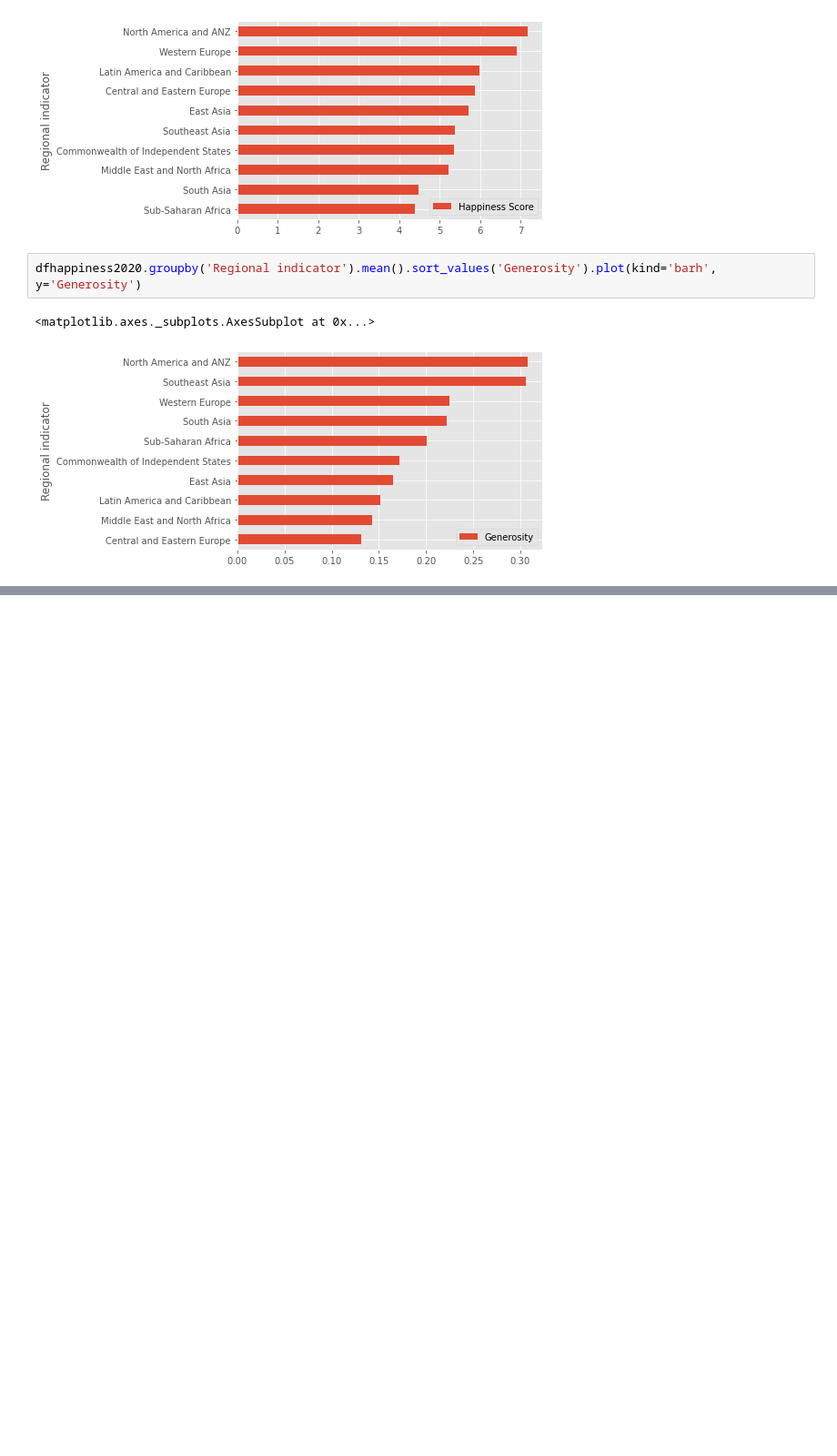
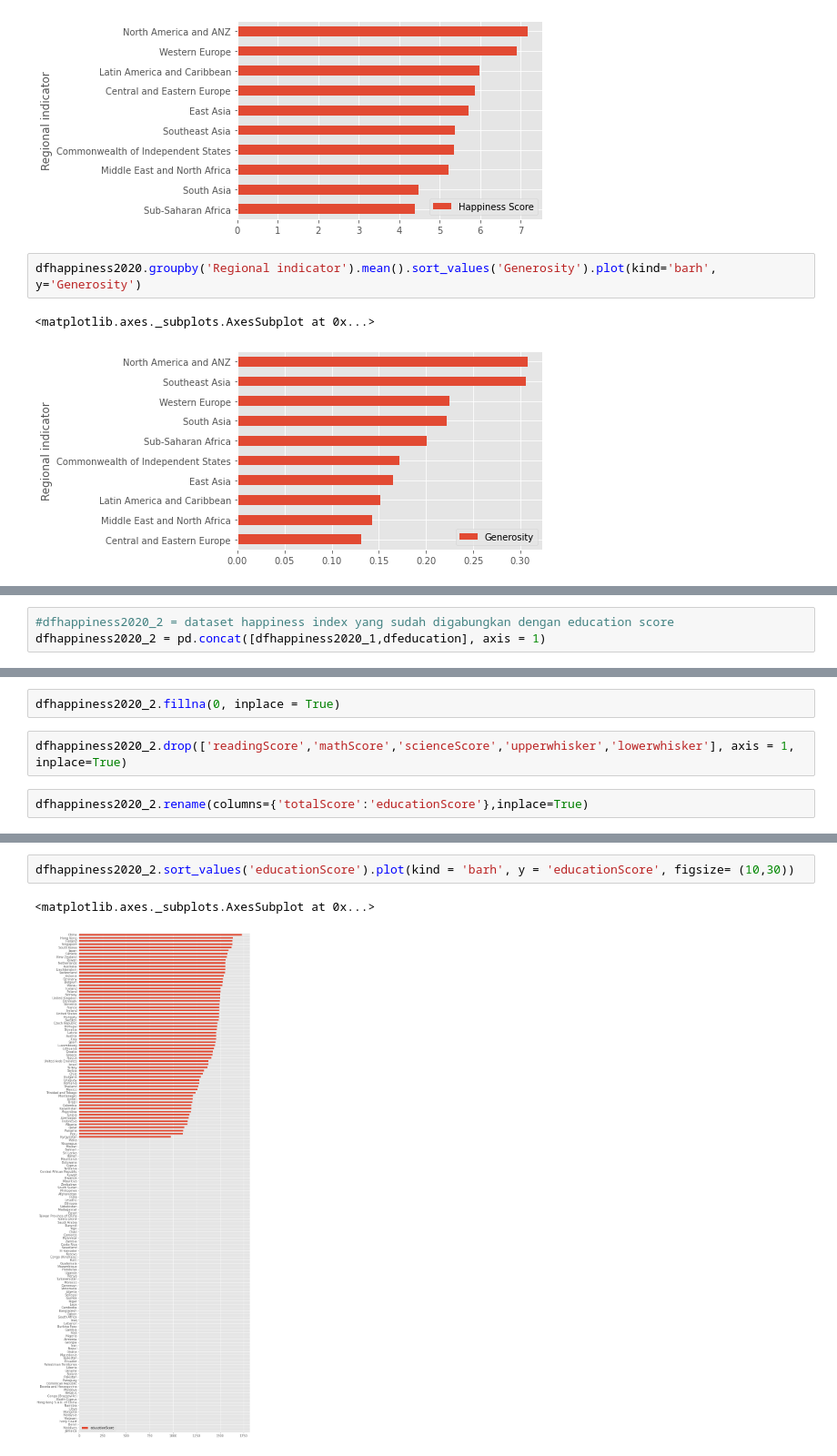
Before and after one commit to andreanstev/BedahData, a Jupyter notebook: World Happiness Report 2015-2020/World_Happiness_Report_2015-2020.ipynb, the cells around one changed output, grey strips where cells are left out. Shown at 91% size. Cells and saved outputs as stored; diff of their text form; blank space fills up the shorter version.

```diff
--- a/World Happiness Report 2015-2020/World_Happiness_Report_2015-2020.ipynb
+++ b/World Happiness Report 2015-2020/World_Happiness_Report_2015-2020.ipynb
@@ -502,0 +521,3 @@ dfhappiness2020.groupby('Regional indicator').mean().sort_values('Generosity').p
+# %%
+#dfhappiness2020_2 = dataset happiness index yang sudah digabungkan dengan education score
+dfhappiness2020_2 = pd.concat([dfhappiness2020_1,dfeducation], axis = 1)
@@ -502,0 +526,6 @@ dfhappiness2020.groupby('Regional indicator').mean().sort_values('Generosity').p
+# %%
+dfhappiness2020_2.fillna(0, inplace = True)
+# %%
+dfhappiness2020_2.drop(['readingScore','mathScore','scienceScore','upperwhisker','lowerwhisker'], axis = 1, inplace=True)
+# %%
+dfhappiness2020_2.rename(columns={'totalScore':'educationScore'},inplace=True)
@@ -502,0 +541,5 @@ dfhappiness2020.groupby('Regional indicator').mean().sort_values('Generosity').p
+# %%
+dfhappiness2020_2.sort_values('educationScore').plot(kind = 'barh', y = 'educationScore', figsize= (10,30))
+# %% [output]
+<matplotlib.axes._subplots.AxesSubplot at 0x...>
+[figure, added]
```
Also changed, not shown: parts of 19 cells of this notebook.
